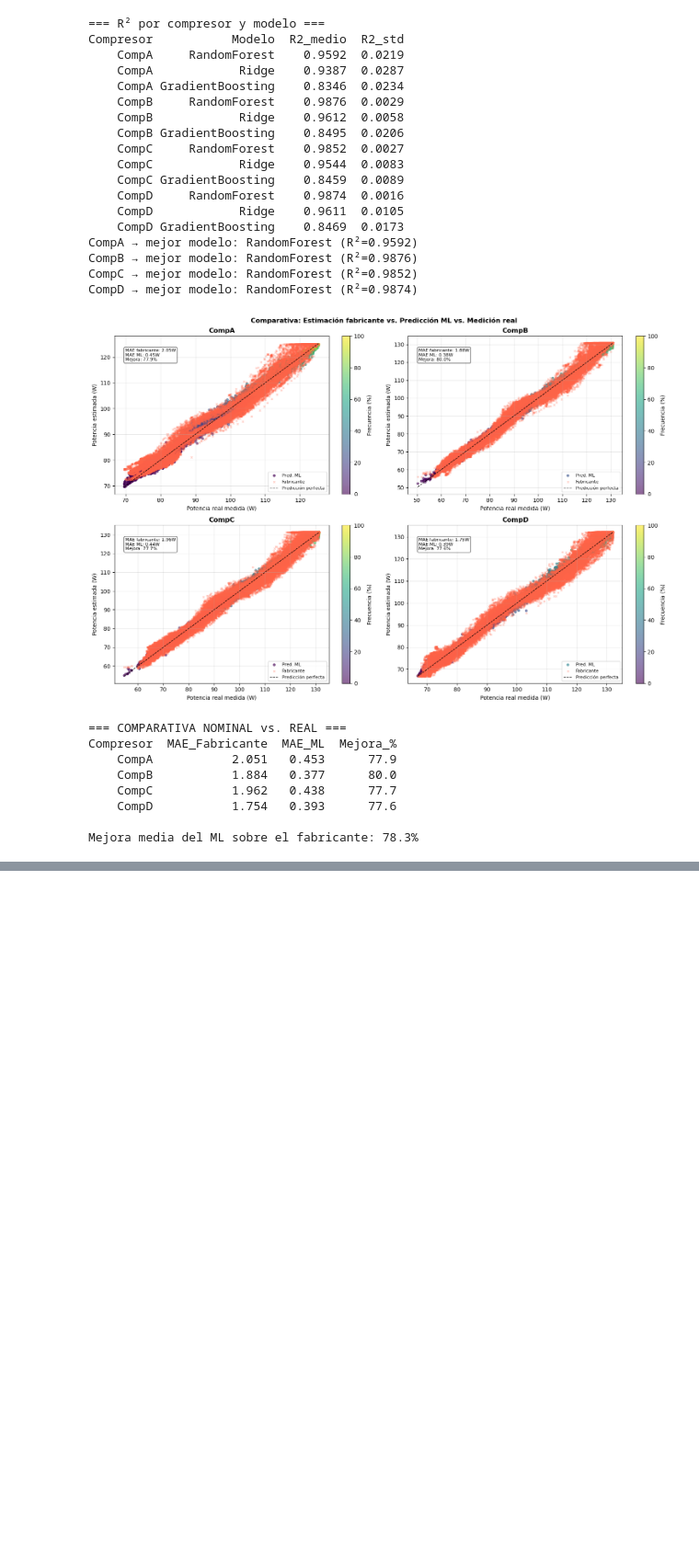
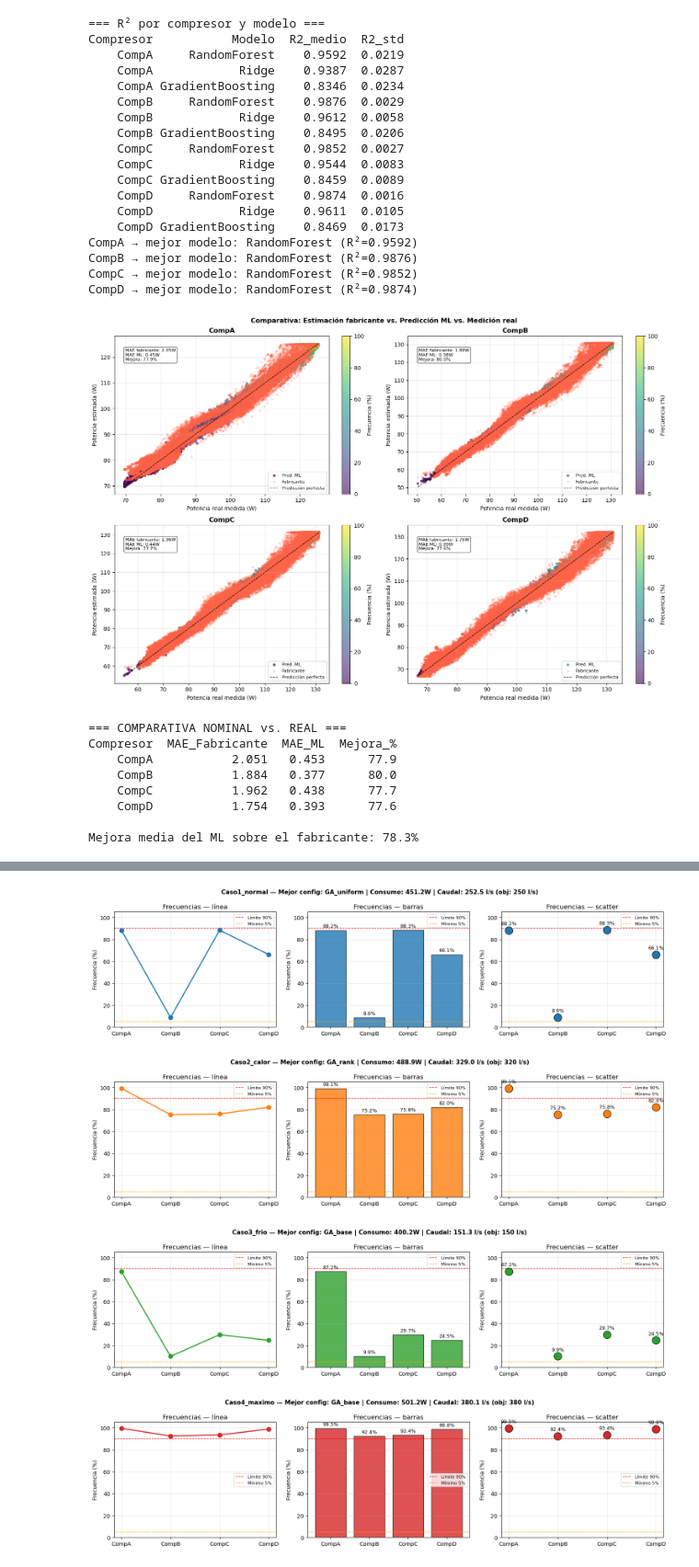
Before and after one commit to danielsoponaru/25_26_R8_Equipo_Naranja, a Jupyter notebook: Optimizacion_Compresores.ipynb, the cells around one changed output, grey strips where cells are left out. Shown at 92% size. Drawn from its saved outputs; the diff is of its cells as text; code cells hidden in the pictures; blank space fills up the shorter version.

```diff
--- a/Optimizacion_Compresores.ipynb
+++ b/Optimizacion_Compresores.ipynb
@@ -592,0 +533,79 @@ Caso4_maximo   GA_base     504.13     380.05
+# %%
+def plot_genes_mejor_solucion(historial_fitness, casos, df_res, modelos, caudales, nombres):
+    colores = list(mcolors.TABLEAU_COLORS.values())
+
+    # Mejor config por caso
+    df_validos = df_res[df_res["Cumple"] == "✓"]
+    mejor_por_caso = df_validos.loc[
+        df_validos.groupby("Caso")["Consumo_W"].idxmin()
+    ].set_index("Caso")
+
+    for i, caso in enumerate(casos):
+        nombre_caso = caso["nombre"]
+        if nombre_caso not in mejor_por_caso.index:
+            print(f"  {nombre_caso}: ninguna config cumplió el caudal, se omite.")
+            continue
+
+        fila = mejor_por_caso.loc[nombre_caso]
+        freqs = [fila[f"Freq_{c}"] for c in nombres]
+
+        fig, axes = plt.subplots(1, 3, figsize=(15, 4))
+
+        # ── Plot (línea) ──────────────────────────────────────────────────
+        axes[0].plot(nombres, freqs, color=colores[i], linewidth=2,
+                     marker="o", markersize=8)
+        axes[0].axhline(90, color="red",    linestyle="--", linewidth=1, label="Límite 90%")
+        axes[0].axhline(5,  color="orange", linestyle="--", linewidth=1, label="Mínimo 5%")
+        axes[0].set_ylim(0, 105)
+        axes[0].set_title("Frecuencias — línea")
+        axes[0].set_ylabel("Frecuencia (%)")
+        axes[0].legend(fontsize=8)
+        axes[0].grid(True, alpha=0.3)
+
+        # ── Bar (barras) ──────────────────────────────────────────────────
+        bars = axes[1].bar(nombres, freqs, color=colores[i], alpha=0.8, edgecolor="black")
+        axes[1].axhline(90, color="red",    linestyle="--", linewidth=1, label="Límite 90%")
+        axes[1].axhline(5,  color="orange", linestyle="--", linewidth=1, label="Mínimo 5%")
+        axes[1].set_ylim(0, 105)
+        axes[1].set_title("Frecuencias — barras")
+        axes[1].set_ylabel("Frecuencia (%)")
+        axes[1].legend(fontsize=8)
+        axes[1].grid(True, alpha=0.3, axis="y")
+        for bar, freq in zip(bars, freqs):
+            axes[1].text(bar.get_x() + bar.get_width() / 2,
+                         bar.get_height() + 1.5,
+                         f"{freq:.1f}%", ha="center", va="bottom", fontsize=9)
+
+        # ── Scatter (dispersión) ──────────────────────────────────────────
+        axes[2].scatter(nombres, freqs, color=colores[i], s=200,
+                        zorder=5, edgecolors="black", linewidths=0.8)
+        axes[2].axhline(90, color="red",    linestyle="--", linewidth=1, label="Límite 90%")
+        axes[2].axhline(5,  color="orange", linestyle="--", linewidth=1, label="Mínimo 5%")
+        for comp, freq in zip(nombres, freqs):
+            axes[2].annotate(f"{freq:.1f}%", xy=(comp, freq),
+                             xytext=(0, 10), textcoords="offset points",
+                             ha="center", fontsize=9)
+        axes[2].set_ylim(0, 105)
+        axes[2].set_title("Frecuencias — scatter")
+        axes[2].set_ylabel("Frecuencia (%)")
+        axes[2].legend(fontsize=8)
+        axes[2].grid(True, alpha=0.3)
+
+        # Título global con info del caso
+        caudal_real = sum((freqs[j] / 100) * caudales[nombres[j]] for j in range(4))
+        fig.suptitle(
+            f"{nombre_caso} — Mejor config: {fila['Config_GA']} | "
+            f"Consumo: {fila['Consumo_W']:.1f}W | "
+            f"Caudal: {caudal_real:.1f} l/s (obj: {caso['caudal_objetivo']} l/s)",
+            fontsize=11, fontweight="bold"
+        )
+
+        plt.tight_layout()
+        plt.show()
+
+plot_genes_mejor_solucion(historial_fitness, casos, df_res, modelos, caudales, nombres)
+# %% [output]
+[figure, added]
+[figure, added]
+[figure, added]
+[figure, added]
```
Also changed, not shown: parts of 6 cells of this notebook.
